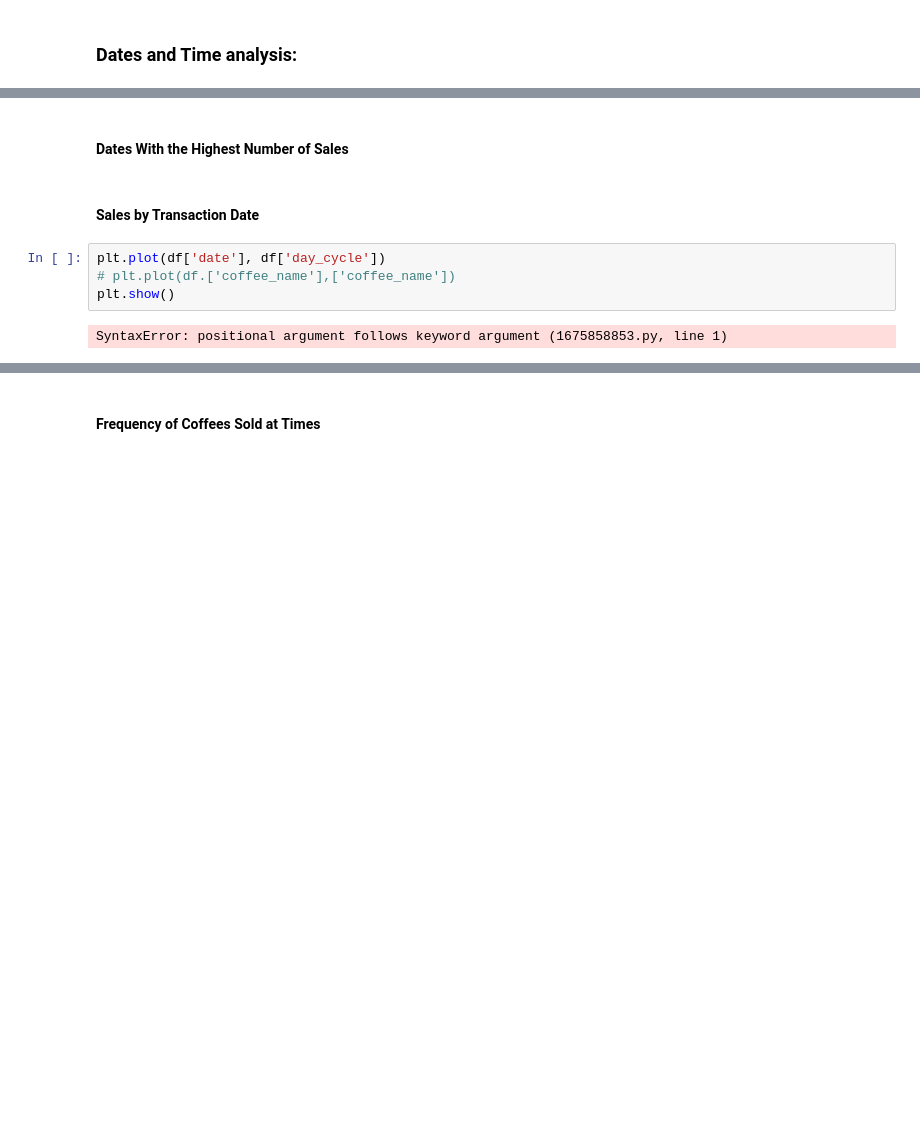
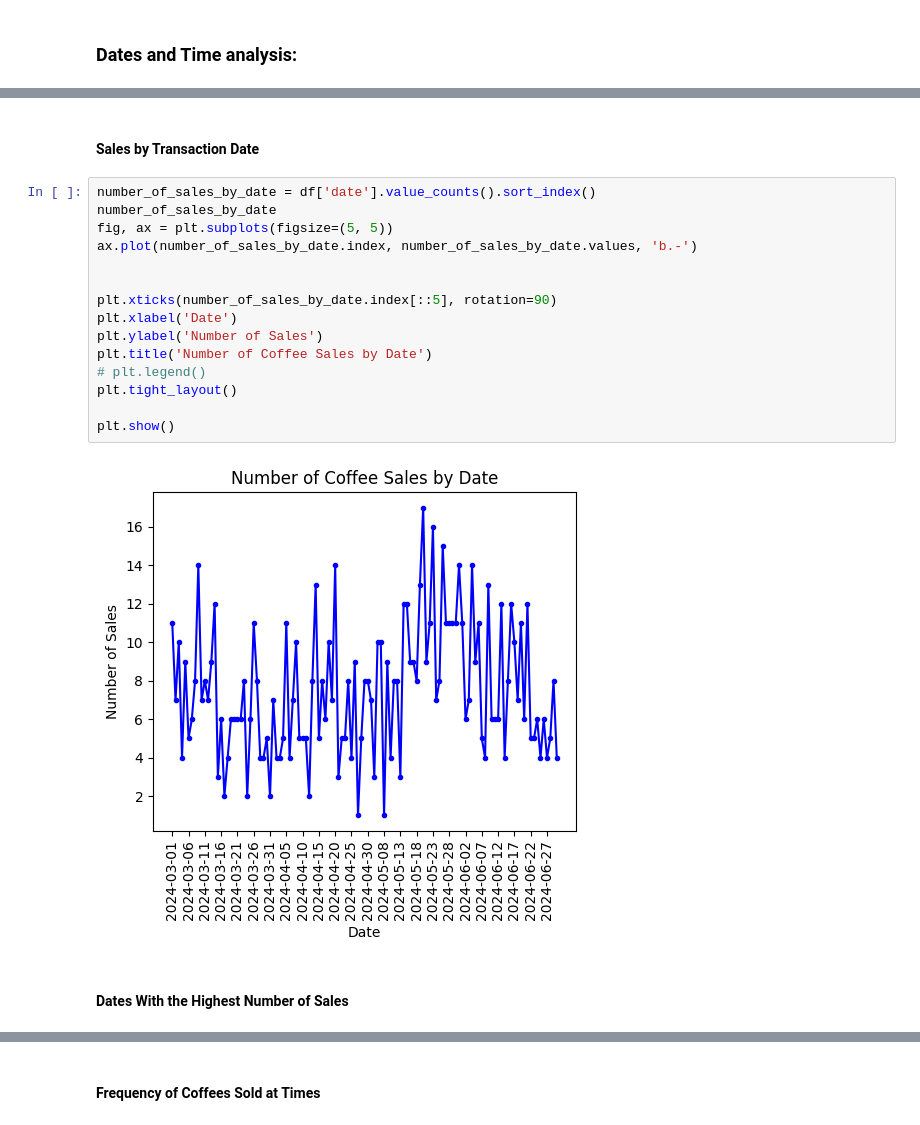
Before and after one commit to JoshuaFarara/KaggleWorld, a Jupyter notebook: notebooks/cofee_sales/coffee_sales_analyisis.ipynb, the cells around one changed output, grey strips where cells are left out. Drawn from its saved outputs; the diff is of its cells as text; blank space fills up the shorter version.

```diff
--- a/notebooks/cofee_sales/coffee_sales_analyisis.ipynb
+++ b/notebooks/cofee_sales/coffee_sales_analyisis.ipynb
@@ -491,10 +547,21 @@ df.head()
+# %% [markdown]
+#### Sales by Transaction Date
+# %%
+number_of_sales_by_date = df['date'].value_counts().sort_index()
+number_of_sales_by_date
+fig, ax = plt.subplots(figsize=(5, 5))
+ax.plot(number_of_sales_by_date.index, number_of_sales_by_date.values, 'b.-')
+
+
+plt.xticks(number_of_sales_by_date.index[::5], rotation=90)
+plt.xlabel('Date')
+plt.ylabel('Number of Sales')
+plt.title('Number of Coffee Sales by Date')
+# plt.legend()
+plt.tight_layout()
+
+plt.show()
+# %% [output]
+[figure, added]
 # %% [markdown]
 #### Dates With the Highest Number of Sales
-# %% [markdown]
-#### Sales by Transaction Date
-# %%
-plt.plot(df['date'], df['day_cycle'])
-# plt.plot(df.['coffee_name'],['coffee_name'])
-plt.show()
-# %% [output]
-SyntaxError: positional argument follows keyword argument (1675858853.py, line 1)
```
Also changed, not shown: parts of 32 cells of this notebook, 1 other file.
